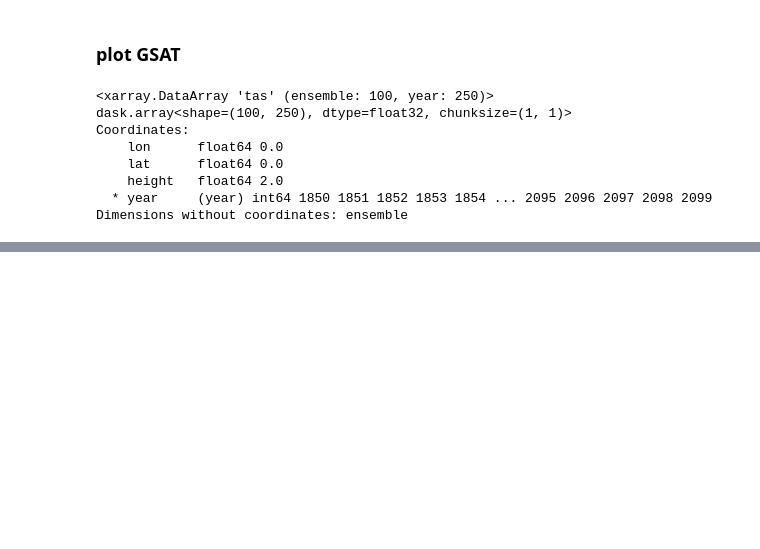
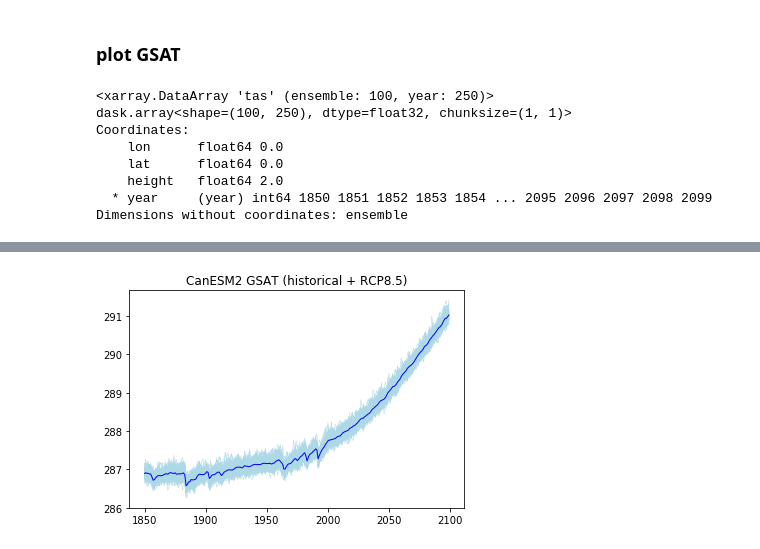
Before and after one commit to seb-1/ENSO_workshop, a Jupyter notebook: examples/example_plot_GSAT.ipynb, the cells around one changed output, grey strips where cells are left out. Drawn from its saved outputs; the diff is of its cells as text; code cells hidden in the pictures; blank space fills up the shorter version.

```diff
--- a/examples/example_plot_GSAT.ipynb
+++ b/examples/example_plot_GSAT.ipynb
@@ -139,0 +167,3 @@ Text(0.5, 1.0, 'MPI-GE GSAT (historical + RCP8.5)')
+# %%
+# compute annual mean
+canesm2_tas_globalmean = mpi_ge_tas.groupby('time.year').mean('time').squeeze()
@@ -139,0 +181,7 @@ Text(0.5, 1.0, 'MPI-GE GSAT (historical + RCP8.5)')
+# %%
+plt.plot(canesm2_tas_globalmean['year'],canesm2_tas_globalmean.transpose(),color='lightblue',linewidth=0.5);
+plt.plot(canesm2_tas_globalmean['year'],canesm2_tas_globalmean.mean(dim='ensemble'),color='blue',linewidth=1);
+plt.title('CanESM2 GSAT (historical + RCP8.5)')
+plt.savefig(plotdir+'GSAT_CanESM2.pdf', bbox_inches='tight', dpi=300)
+# %% [output]
+[figure, added]
```
Also changed, not shown: parts of 6 cells of this notebook, 1 other file.
